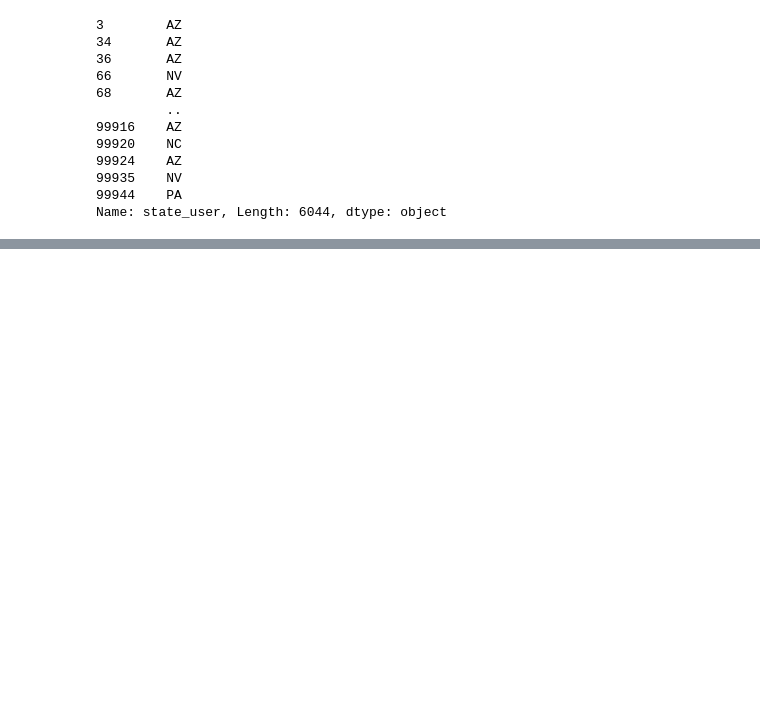
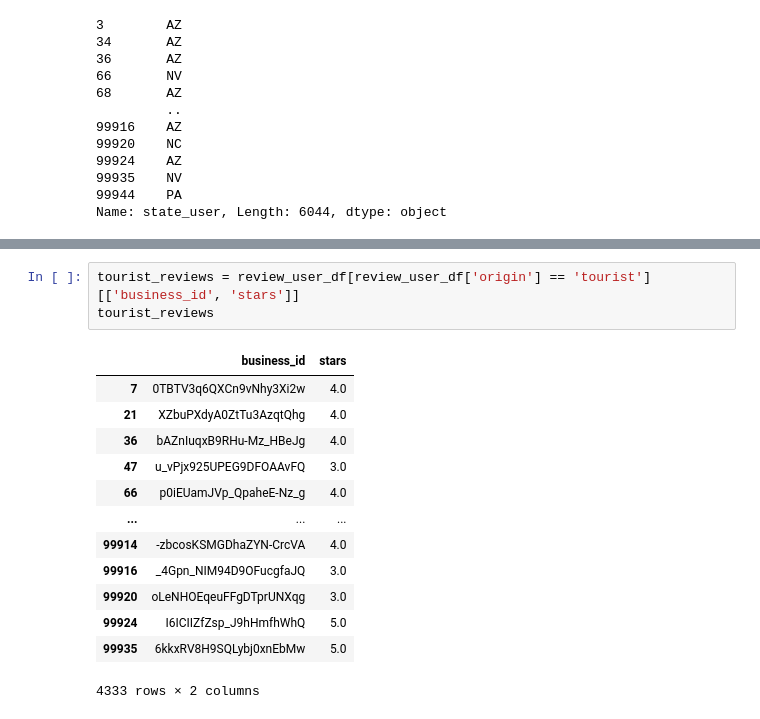
Before and after one commit to askador/data-mining-in-cybersecurity, a Jupyter notebook: data_analysis/quick_data_review/users_reviews.ipynb, the cells around one changed output, grey strips where cells are left out. Cells and saved outputs as stored; diff of their text form; blank space fills up the shorter version.

```diff
--- a/data_analysis/quick_data_review/users_reviews.ipynb
+++ b/data_analysis/quick_data_review/users_reviews.ipynb
@@ -341,0 +371,17 @@ Length: 8279, dtype: object
+# %%
+tourist_reviews = review_user_df[review_user_df['origin'] == 'tourist'][['business_id', 'stars']]
+tourist_reviews
+# %% [output]
+|  | business_id | stars |
+| 7 | 0TBTV3q6QXCn9vNhy3Xi2w | 4.0 |
+| 21 | XZbuPXdyA0ZtTu3AzqtQhg | 4.0 |
+| 36 | bAZnIuqxB9RHu-Mz_HBeJg | 4.0 |
+| 47 | u_vPjx925UPEG9DFOAAvFQ | 3.0 |
+| 66 | p0iEUamJVp_QpaheE-Nz_g | 4.0 |
+| ... | ... | ... |
+| 99914 | -zbcosKSMGDhaZYN-CrcVA | 4.0 |
+| 99916 | _4Gpn_NIM94D9OFucgfaJQ | 3.0 |
+| 99920 | oLeNHOEqeuFFgDTprUNXqg | 3.0 |
+| 99924 | I6ICIIZfZsp_J9hHmfhWhQ | 5.0 |
+| 99935 | 6kkxRV8H9SQLybj0xnEbMw | 5.0 |
+4333 rows × 2 columns
```
Also changed, not shown: parts of 10 cells of this notebook.
